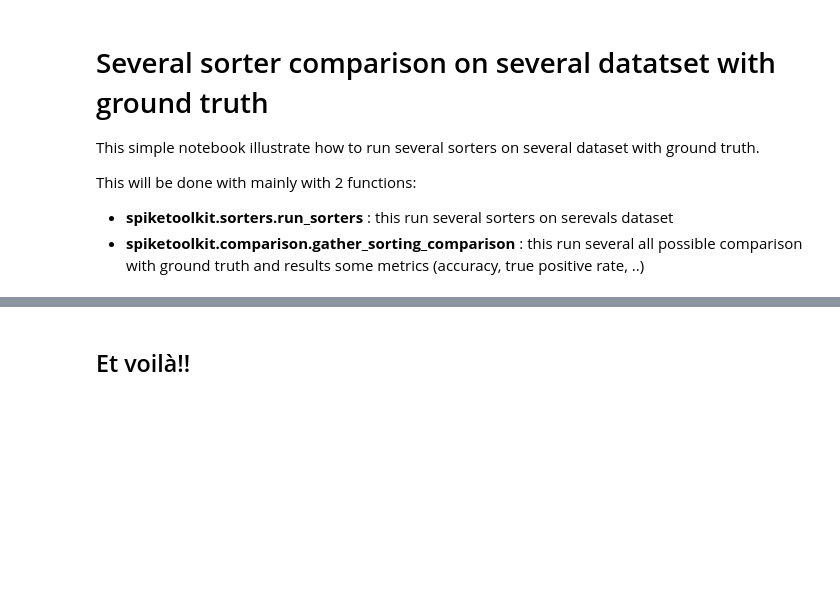
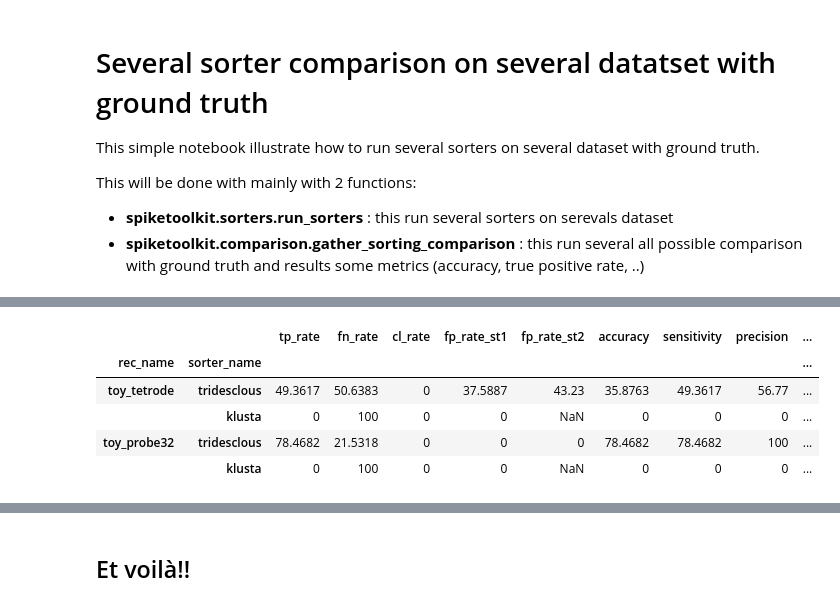
Before and after one commit to SpikeInterface/spiketoolkit, a Jupyter notebook: examples/sorter_comparison.ipynb, the cells around one changed output, grey strips where cells are left out. Saved outputs shown, nothing was run; the diff lists cells and outputs as text; code cells hidden in the pictures; blank space fills up the shorter version.

```diff
--- a/examples/sorter_comparison.ipynb
+++ b/examples/sorter_comparison.ipynb
@@ -106,0 +78,9 @@ comp_dataframes['performances']
+# %%
+dataframes['perf_pooled_with_sum']
+# %% [output]
+|  |  | tp_rate | fn_rate | cl_rate | fp_rate_st1 | fp_rate_st2 | accuracy | sensitivity | precision | ... |
+| rec_name | sorter_name |  |  |  |  |  |  |  |  | ... |
+| toy_tetrode | tridesclous | 49.3617 | 50.6383 | 0 | 37.5887 | 43.23 | 35.8763 | 49.3617 | 56.77 | ... |
+|  | klusta | 0 | 100 | 0 | 0 | NaN | 0 | 0 | 0 | ... |
+| toy_probe32 | tridesclous | 78.4682 | 21.5318 | 0 | 0 | 0 | 78.4682 | 78.4682 | 100 | ... |
+|  | klusta | 0 | 100 | 0 | 0 | NaN | 0 | 0 | 0 | ... |
```
Also changed, not shown: parts of 19 cells of this notebook, 4 other files.
